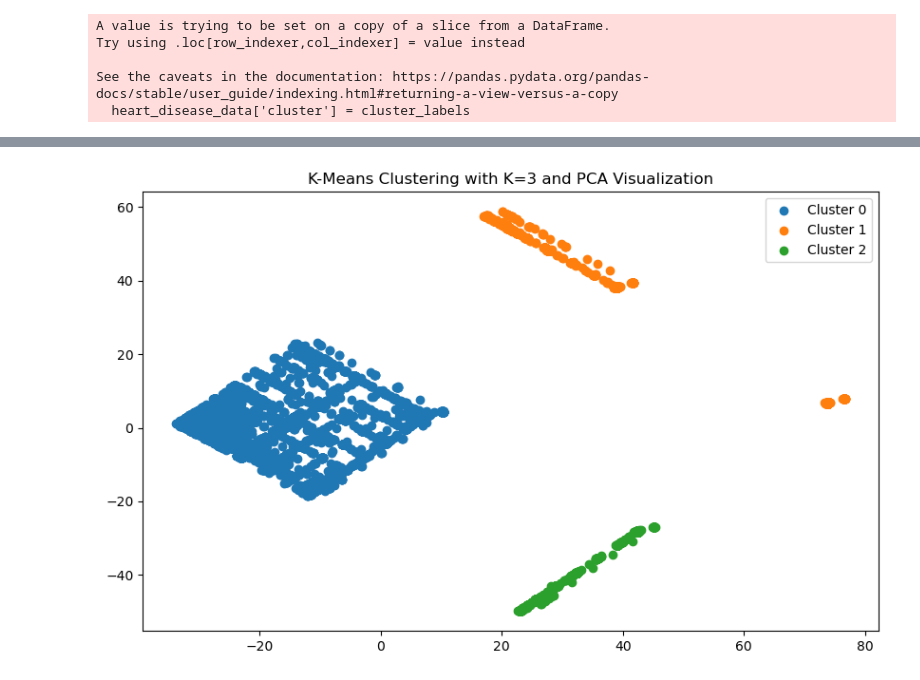
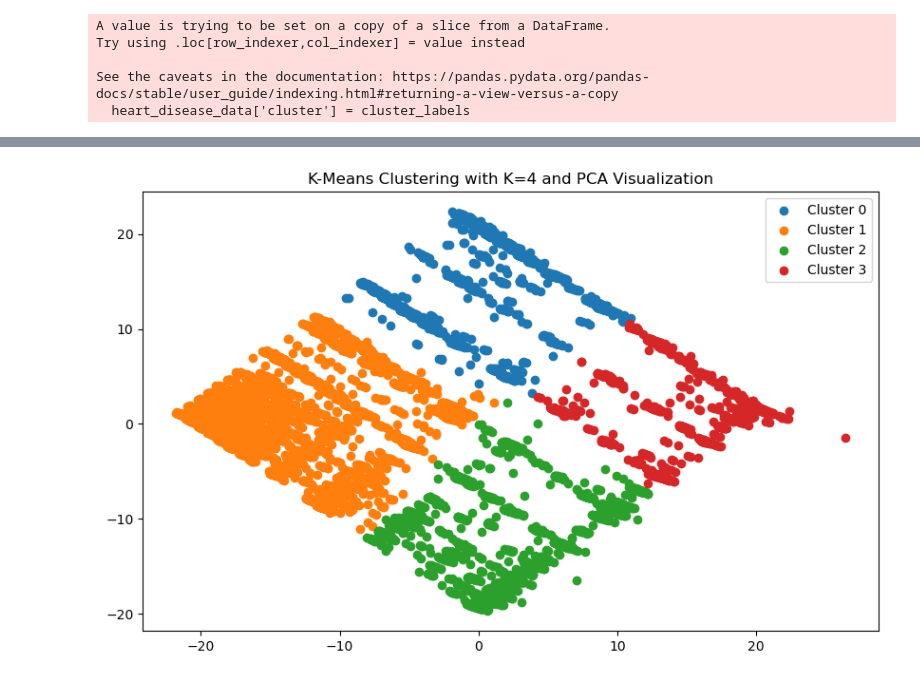
Before and after one commit to yahyamomtaz/Heart-Attack-Project, a Jupyter notebook: heart-attack-complete-project.ipynb, the cells around one changed output, grey strips where cells are left out. Saved outputs shown, nothing was run; the diff lists cells and outputs as text; code cells hidden in the pictures.

Commit message:
cluster analysis added

```diff
--- a/heart-attack-complete-project.ipynb
+++ b/heart-attack-complete-project.ipynb
@@ -429,6 +449,9 @@ df.replace(value_mapping, inplace=True)
 # %%
 df['Weight'] = [value if value <= 7000 else np.nan for value in df['Weight']]
 df['Height'] = [value if value <= 7000 else np.nan for value in df['Height']]
+df['SleepTime'] = [value if value <= 24 else np.nan for value in df['SleepTime']]
+df['MentalHealth'] = [value if value <= 30 else np.nan for value in df['MentalHealth']]
+df['PhysicalHealth'] = [value if value <= 30 else np.nan for value in df['PhysicalHealth']]
 # %% [markdown]
 **Add BMI Column:**
 
@@ -769,8 +809,6 @@ imputed_df.to_csv('categorical_data.csv', index=True)
 # Clustering
 # %%
 df = pd.read_csv('datasets/numerical_data.csv')
-# %%
-df = df.drop("Unnamed: 0",axis=1)
 # %%
 df.head()
 # %% [output]
@@ -809,5 +847,5 @@ plt.show()
 # %%
-kmeans = KMeans(n_clusters=3, init='k-means++', random_state=42)
+kmeans = KMeans(n_clusters=4, init='k-means++', random_state=42)
 cluster_labels = kmeans.fit_predict(features_data)
 # %%
 heart_disease_data['cluster'] = cluster_labels
@@ -828,13 +875,13 @@ principal_df['cluster'] = cluster_labels
 # %%
 plt.figure(figsize=(10, 6))
-for cluster in range(3):
+for cluster in range(4):
     cluster_data = principal_df[principal_df['cluster'] == cluster]
     plt.scatter(cluster_data['PC1'], cluster_data['PC2'], label=f'Cluster {cluster}')
 
-plt.title('K-Means Clustering with K=3 and PCA Visualization')
+plt.title('K-Means Clustering with K=4 and PCA Visualization')
 plt.legend()
 plt.show()
 # %% [output]
-[figure, old version]
+[figure, new version]
 # %%
 # Create a 3D scatter plot
```
Also changed, not shown: parts of 32 cells of this notebook, 1 other file.
